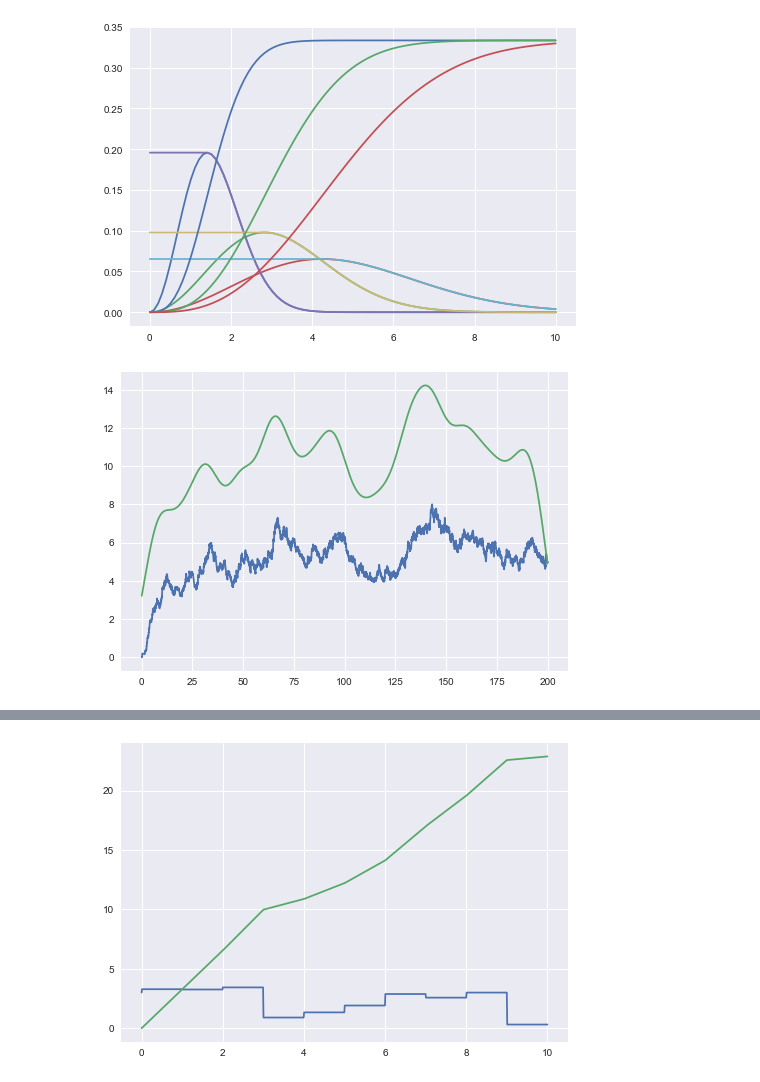
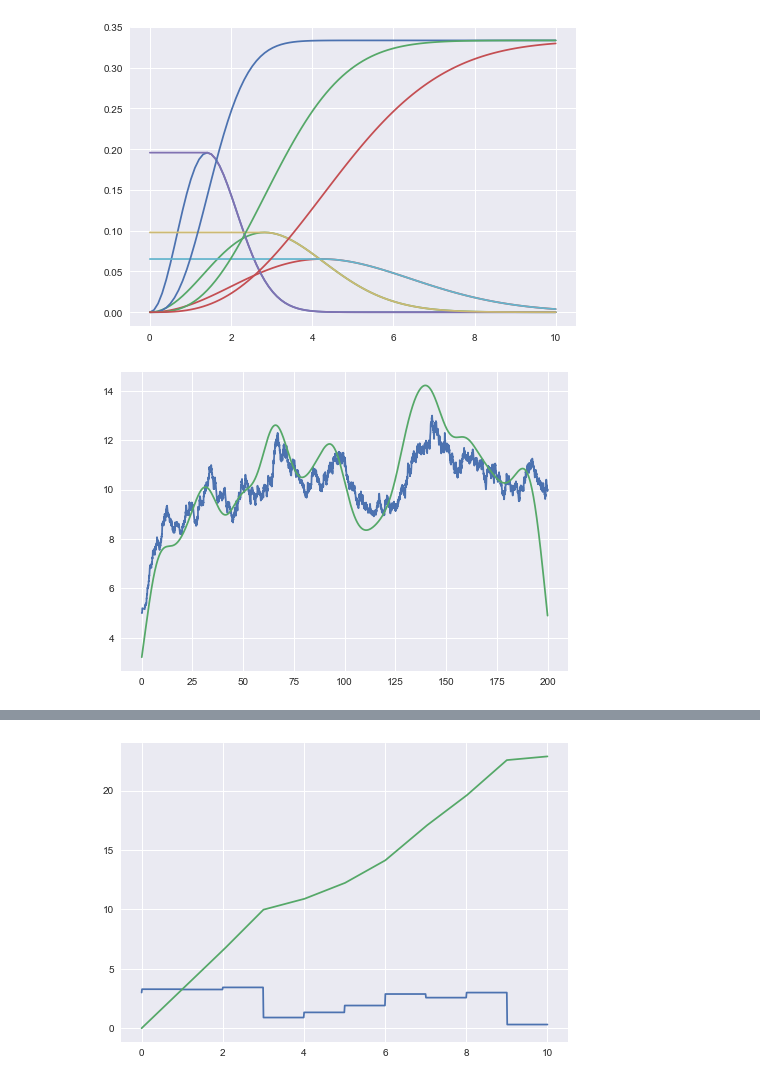
Before and after one commit to danmackinlay/branching_process, a Jupyter notebook: workbooks/hawkes_cts_dev.ipynb, the cells around one changed output, grey strips where cells are left out. Drawn from its saved outputs; the diff is of its cells as text; code cells hidden in the pictures.

```diff
--- a/workbooks/hawkes_cts_dev.ipynb
+++ b/workbooks/hawkes_cts_dev.ipynb
@@ -81,34 +81,34 @@ Automatic pdb calling has been turned ON
 # %%
 import numpy.random
 numpy.random.seed(1237)
 from importlib import reload
 import branching_process
 branching_process = reload(branching_process)
 from branching_process import cts
 cts = reload(cts)
 from branching_process.cts import sim, influence, model, background
 background = reload(background)
 sim = reload(sim)
 influence = reload(influence)
 model = reload(model)
 
-fixed_exp_phi = influence.ExpKernel(tau=5, kappa=np.array([0.5]))
+fixed_exp_phi = influence.ExpKernel(tau=np.array([5]), kappa=np.array([0.5]))
 
 param_exp = dict(
     phi_kernel=fixed_exp_phi,
     mu=5.0,
     t_start=0.0,
     t_end=200)
 
 ts = sim.sim_hawkes(sort=True, **param_exp)
 eval_ts = np.linspace(param_exp['t_start'], param_exp['t_end'], 5000)
 
 cond_intensity = model.lam_hawkes(ts, eval_ts=eval_ts, **param_exp)
 uncond_intensity = model.lam(ts, eval_ts=eval_ts)
 plt.plot(eval_ts, cond_intensity);
 plt.plot(eval_ts, uncond_intensity);
 # %% [output]
-[figure, old version]
+[figure, new version]
 # %%
 import numpy.random
 numpy.random.seed(1237)
```
Also changed, not shown: parts of 8 cells of this notebook.
